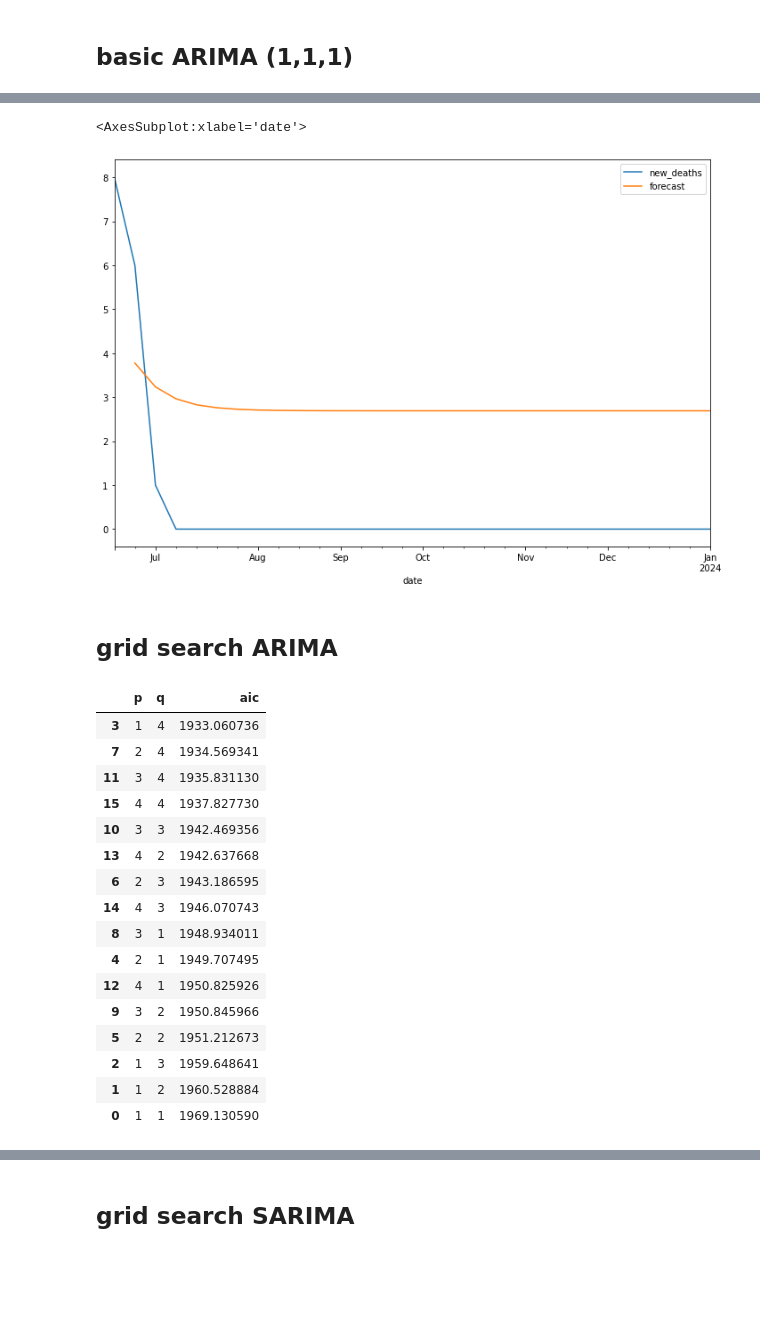
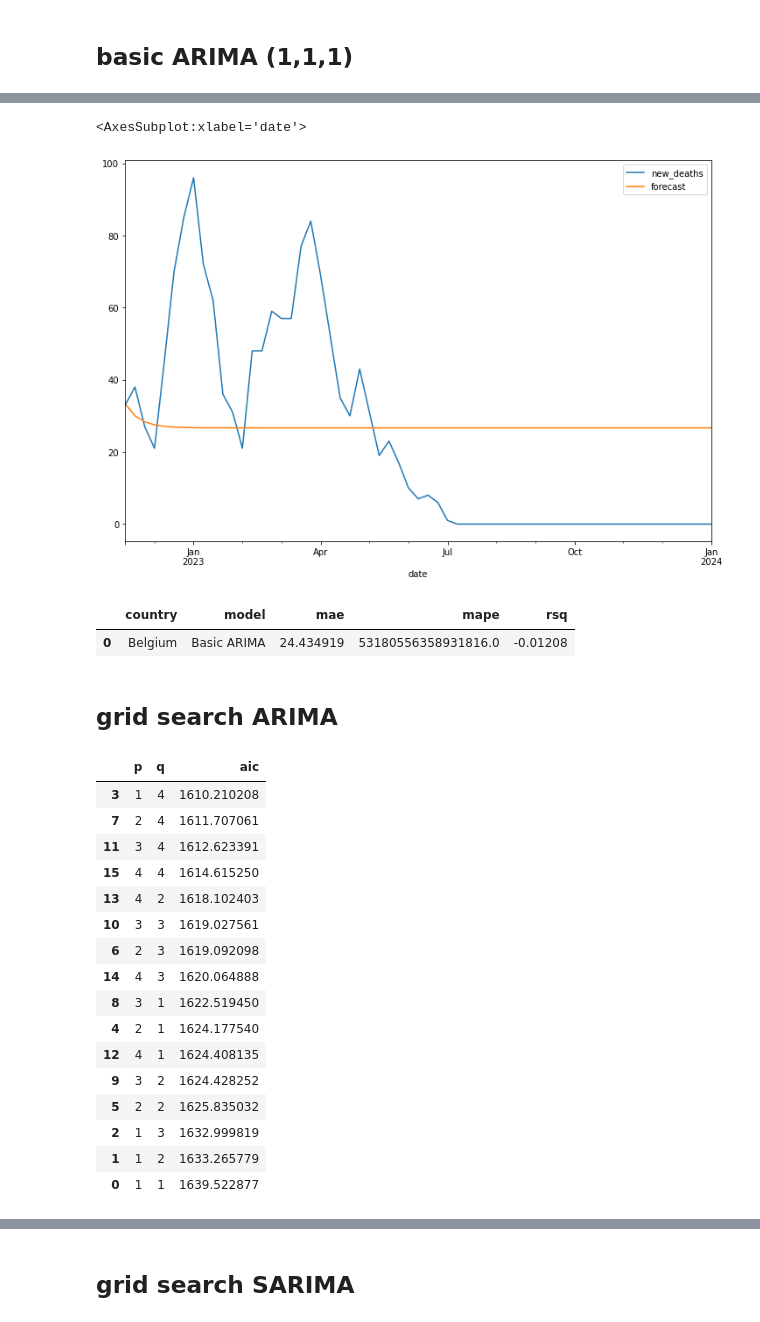
Before and after one commit to y-ginther/DS-Capstone, a Jupyter notebook: ARIMA_c.ipynb, the cells around one changed output, grey strips where cells are left out. Cells and saved outputs as stored; diff of their text form; code cells hidden in the pictures; blank space fills up the shorter version.

```diff
--- a/ARIMA_c.ipynb
+++ b/ARIMA_c.ipynb
@@ -42,9 +46,7 @@ belgium
 belgium = belgium.drop('Unnamed: 0', axis=1)
 # %%
 belgium.sort_index()
-train_size = int(len(belgium) * 0.8)
+train_size = int(len(belgium) * 0.7)
 belgium_train, belgium_test = belgium[0:train_size], belgium[train_size:]
-belgium_train=belgium.iloc[:-30 ]
-belgium_test=belgium.iloc[-30: ]
 print(belgium_train.shape, belgium_test.shape)
 # %% [output]
@@ -103,6 +112,6 @@ Warnings:
 # %%
-belgium_test['forecast']=model_fit.predict(start=173,end=202,dynamic=True)
+belgium_test['forecast']=model_fit.predict(start=141,end=202,dynamic=True)
 belgium_test[['new_deaths','forecast']].plot(figsize=(12,8))
 # %% [output]
 <AxesSubplot:xlabel='date'>
-[figure, old version]
+[figure, new version]
@@ -109,3 +124,8 @@ belgium_test[['new_deaths','forecast']].plot(figsize=(12,8))
+# %%
+metrics
+# %% [output]
+|  | country | model | mae | mape | rsq |
+| 0 | Belgium | Basic ARIMA | 24.434919 | 53180556358931816.0 | -0.01208 |
 # %% [markdown]
 ## grid search ARIMA
 # %%
@@ -117,22 +137,22 @@ for p in range(1,5):
 pd.DataFrame(results, columns=['p','q','aic']).sort_values('aic')
 # %% [output]
 |  | p | q | aic |
-| 3 | 1 | 4 | 1933.060736 |
-| 7 | 2 | 4 | 1934.569341 |
-| 11 | 3 | 4 | 1935.831130 |
-| 15 | 4 | 4 | 1937.827730 |
-| 10 | 3 | 3 | 1942.469356 |
-| 13 | 4 | 2 | 1942.637668 |
-| 6 | 2 | 3 | 1943.186595 |
-| 14 | 4 | 3 | 1946.070743 |
-| 8 | 3 | 1 | 1948.934011 |
-| 4 | 2 | 1 | 1949.707495 |
-| 12 | 4 | 1 | 1950.825926 |
-| 9 | 3 | 2 | 1950.845966 |
-| 5 | 2 | 2 | 1951.212673 |
-| 2 | 1 | 3 | 1959.648641 |
-| 1 | 1 | 2 | 1960.528884 |
-| 0 | 1 | 1 | 1969.130590 |
+| 3 | 1 | 4 | 1610.210208 |
+| 7 | 2 | 4 | 1611.707061 |
+| 11 | 3 | 4 | 1612.623391 |
+| 15 | 4 | 4 | 1614.615250 |
+| 13 | 4 | 2 | 1618.102403 |
+| 10 | 3 | 3 | 1619.027561 |
+| 6 | 2 | 3 | 1619.092098 |
+| 14 | 4 | 3 | 1620.064888 |
+| 8 | 3 | 1 | 1622.519450 |
+| 4 | 2 | 1 | 1624.177540 |
+| 12 | 4 | 1 | 1624.408135 |
+| 9 | 3 | 2 | 1624.428252 |
+| 5 | 2 | 2 | 1625.835032 |
+| 2 | 1 | 3 | 1632.999819 |
+| 1 | 1 | 2 | 1633.265779 |
+| 0 | 1 | 1 | 1639.522877 |
 # %%
 model=ARIMA(belgium_train['new_deaths'],order=(1,1,4))
 model_fit=model.fit()
```
Also changed, not shown: parts of 31 cells of this notebook.
